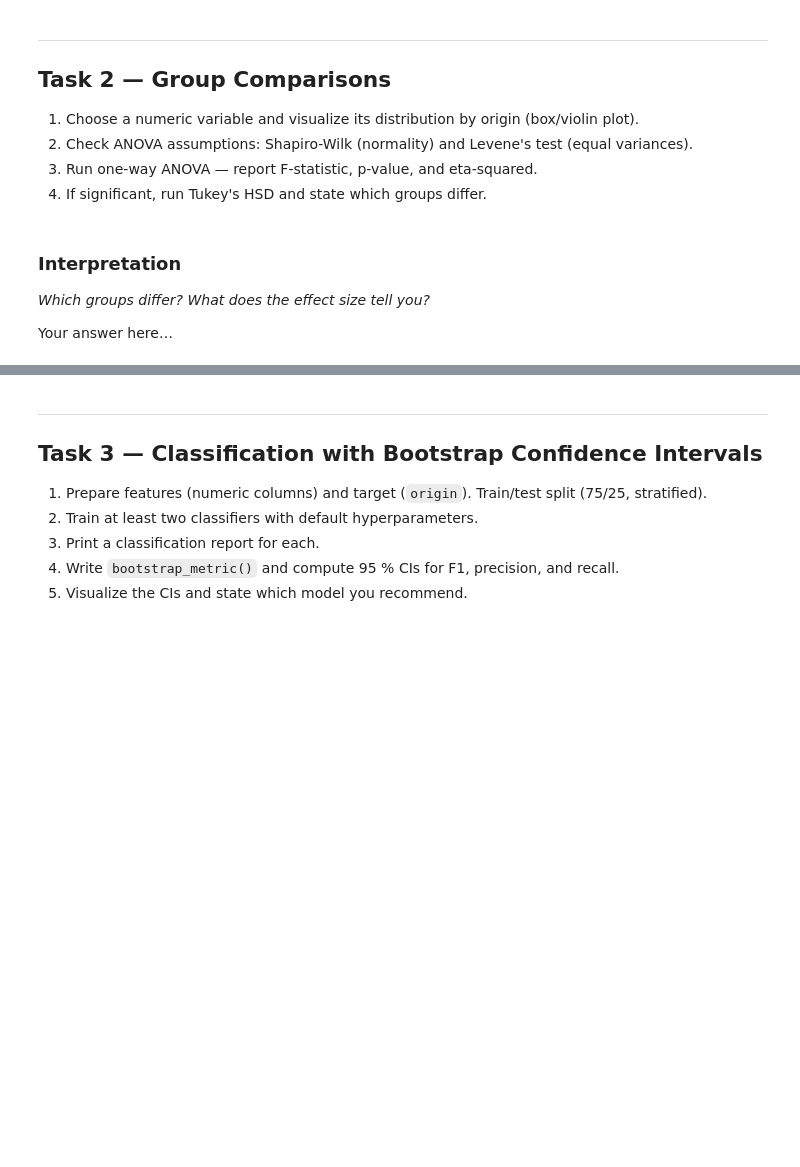
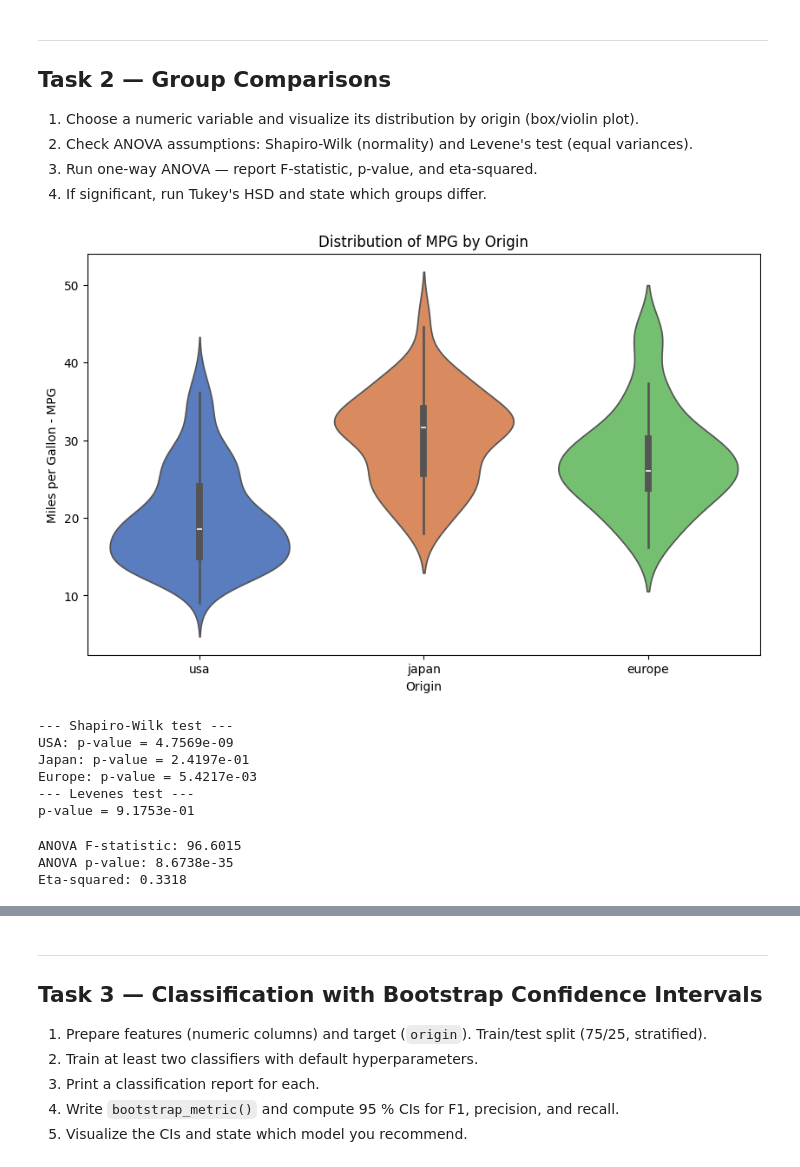
Before and after one commit to Data-AI-IDDA/m3-13-assessment, a Jupyter notebook: m3-13-assessment.ipynb, the cells around one changed output, grey strips where cells are left out. Saved outputs shown, nothing was run; the diff lists cells and outputs as text; code cells hidden in the pictures; blank space fills up the shorter version.

```diff
--- a/m3-13-assessment.ipynb
+++ b/m3-13-assessment.ipynb
@@ -62,6 +192,11 @@ Your answer here…
-# %% [markdown]
-### Interpretation
-
-*Which groups differ? What does the effect size tell you?*
-
-Your answer here…
+# %%
+# Distribution visualization by origin
+
+plt.figure(figsize=(10,6))
+sns.violinplot(data=mpg, x='origin', y='mpg', hue='origin', palette='muted', legend=False)
+plt.title('Distribution of MPG by Origin')
+plt.xlabel('Origin')
+plt.ylabel('Miles per Gallon - MPG')
+plt.show()
+# %% [output]
+[figure, added]
@@ -67,0 +207,49 @@ Your answer here…
+# %%
+#Assumption checks: Shapiro-Wilk + Levene's test
+#Before running ANOVA, we must verify if the data meets the required statistical assumptions.
+
+#Group data for testing
+usa_mpg = mpg[mpg['origin'] == 'usa']['mpg']
+japan_mpg = mpg[mpg['origin'] == 'japan']['mpg']
+europe_mpg = mpg[mpg['origin'] == 'europe']['mpg']
+
+
+#shapiro-wilk test (Normality)
+print('--- Shapiro-Wilk test ---')
+for name, group in zip(['USA', 'Japan', 'Europe'], [usa_mpg, japan_mpg, europe_mpg]):
+    stat, p = stats.shapiro(group)
+    print(f'{name}: p-value = {p:.4e}')
+
+
+#Levenes test (homogenity of variance)
+print('--- Levenes test ---')
+stat_lev, p_lev = stats.levene(usa_mpg, japan_mpg, europe_mpg)
+print(f'p-value = {p_lev:.4e}')
+# %% [output]
+--- Shapiro-Wilk test ---
+USA: p-value = 4.7569e-09
+Japan: p-value = 2.4197e-01
+Europe: p-value = 5.4217e-03
+--- Levenes test ---
+p-value = 9.1753e-01
+# %%
+# One-way ANOVA
+f_stat, p_anova = stats.f_oneway(usa_mpg, japan_mpg, europe_mpg)
+
+#Eta-squared
+all_mpg = mpg['mpg']
+ss_total = np.sum((all_mpg - all_mpg.mean())**2)
+ss_between = (len(usa_mpg)*(usa_mpg.mean() - all_mpg.mean())**2 +
+              len(japan_mpg)*(japan_mpg.mean() - all_mpg.mean())**2 +
+              len(europe_mpg)*(europe_mpg.mean() - all_mpg.mean())**2)
+
+
+eta_sq = ss_between / ss_total
+
+print(f"ANOVA F-statistic: {f_stat:.4f}")
+print(f"ANOVA p-value: {p_anova:.4e}")
+print(f"Eta-squared: {eta_sq:.4f}")
+# %% [output]
+ANOVA F-statistic: 96.6015
+ANOVA p-value: 8.6738e-35
+Eta-squared: 0.3318
```
Also changed, not shown: parts of 39 cells of this notebook.
